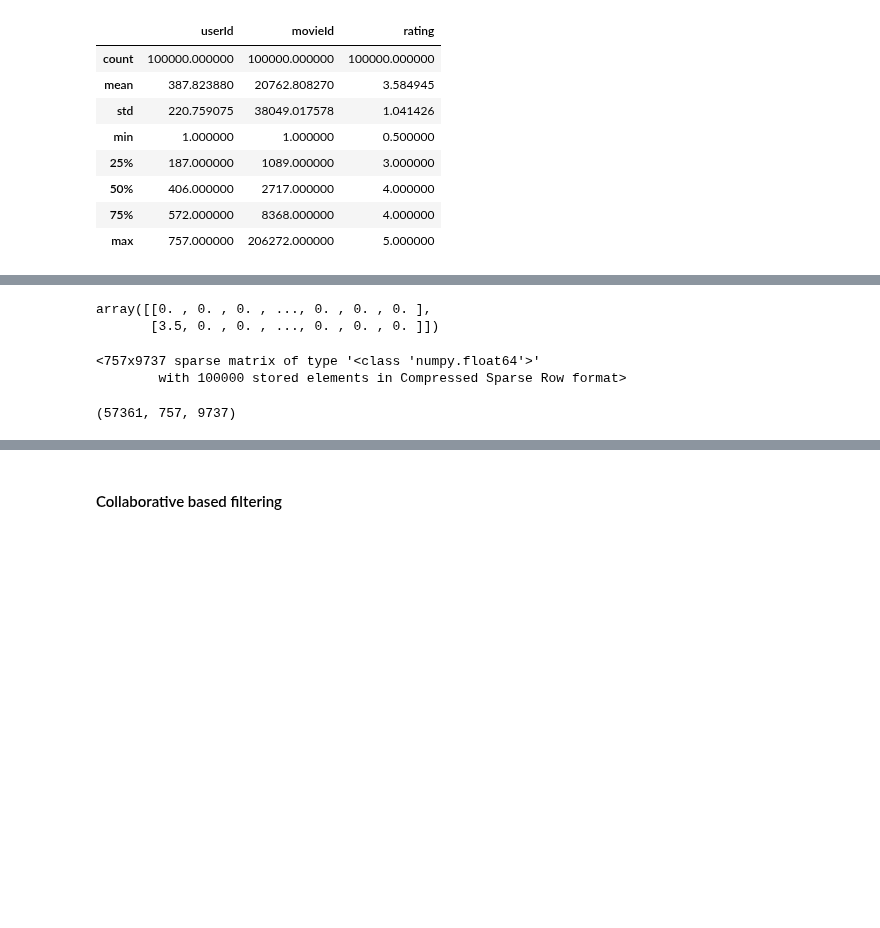
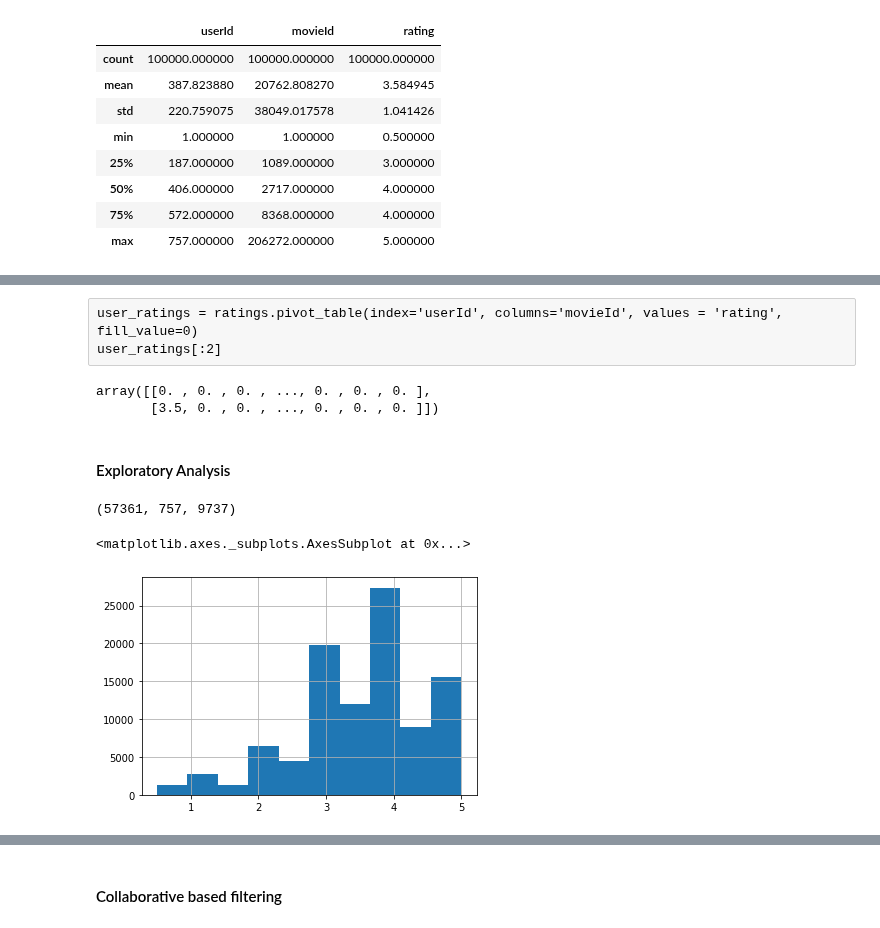
Before and after one commit to Prajakta15Patil/Recommender_System, a Jupyter notebook: RS.ipynb, the cells around one changed output, grey strips where cells are left out. Cells and saved outputs as stored; diff of their text form; code cells hidden in the pictures; blank space fills up the shorter version.

```diff
--- a/RS.ipynb
+++ b/RS.ipynb
@@ -50,17 +52,21 @@ user_ratings[:2]
+# %% [raw]
+user_ratings = ratings.pivot_table(index='userId', columns='movieId', values = 'rating', fill_value=0)
+user_ratings[:2]
 # %%
 user_ratings = np.array(ratings.pivot_table(index='userId', columns='movieId', values = 'rating', fill_value=0))
 user_ratings[:2]
 # %% [output]
 array([[0. , 0. , 0. , ..., 0. , 0. , 0. ],
        [3.5, 0. , 0. , ..., 0. , 0. , 0. ]])
-# %%
-user_ratings = csr_matrix(user_ratings)
-user_ratings
-# %% [output]
-<757x9737 sparse matrix of type '<class 'numpy.float64'>'
-        with 100000 stored elements in Compressed Sparse Row format>
+# %% [markdown]
+#### Exploratory Analysis
 # %%
 movies.movieId.count(), ratings.userId.nunique(), ratings.movieId.nunique()
 # %% [output]
 (57361, 757, 9737)
+# %%
+ratings.rating.hist()
+# %% [output]
+<matplotlib.axes._subplots.AxesSubplot at 0x...>
+[figure, added]
 # %%
```
Also changed, not shown: parts of 75 cells of this notebook.
